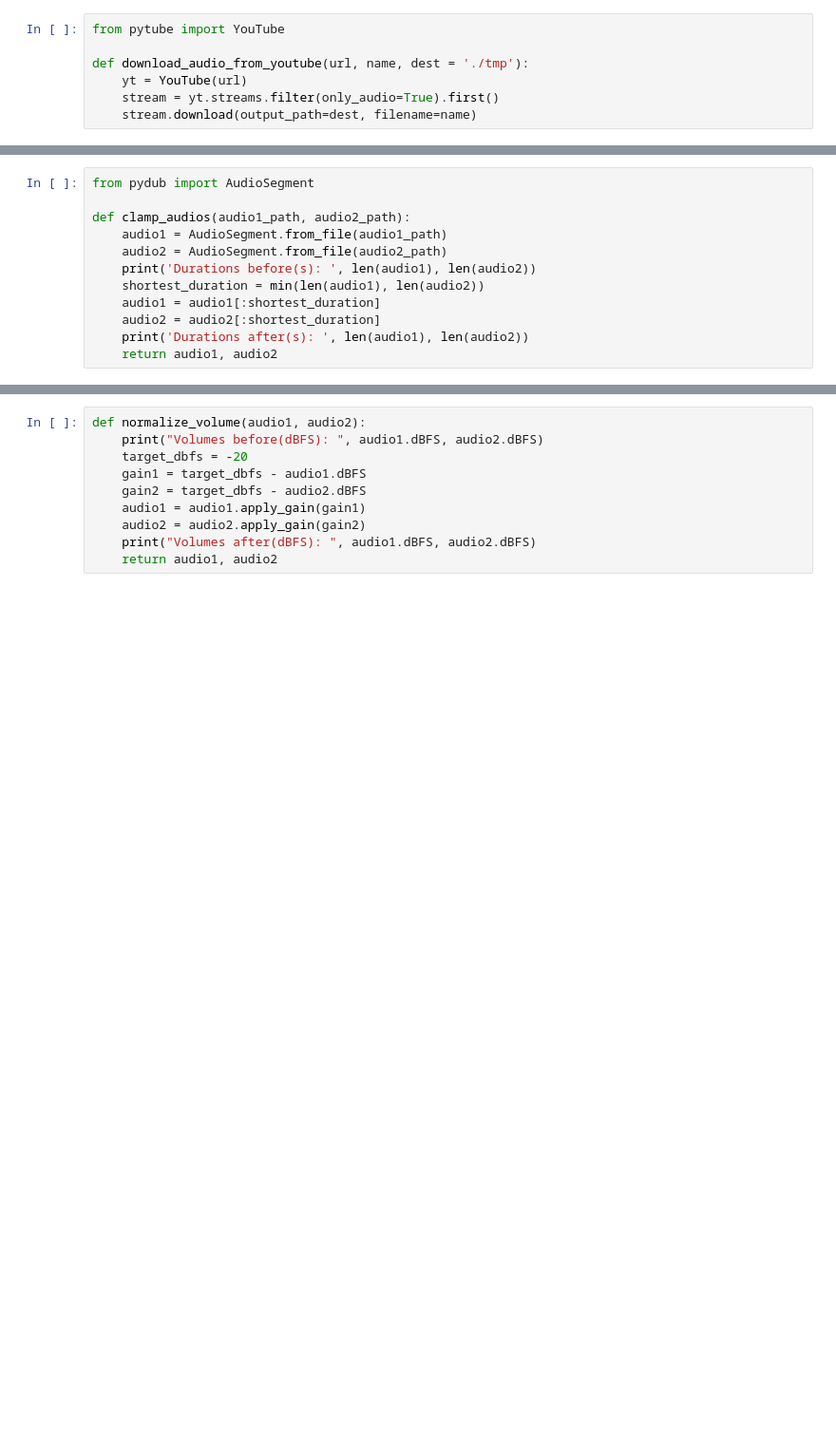
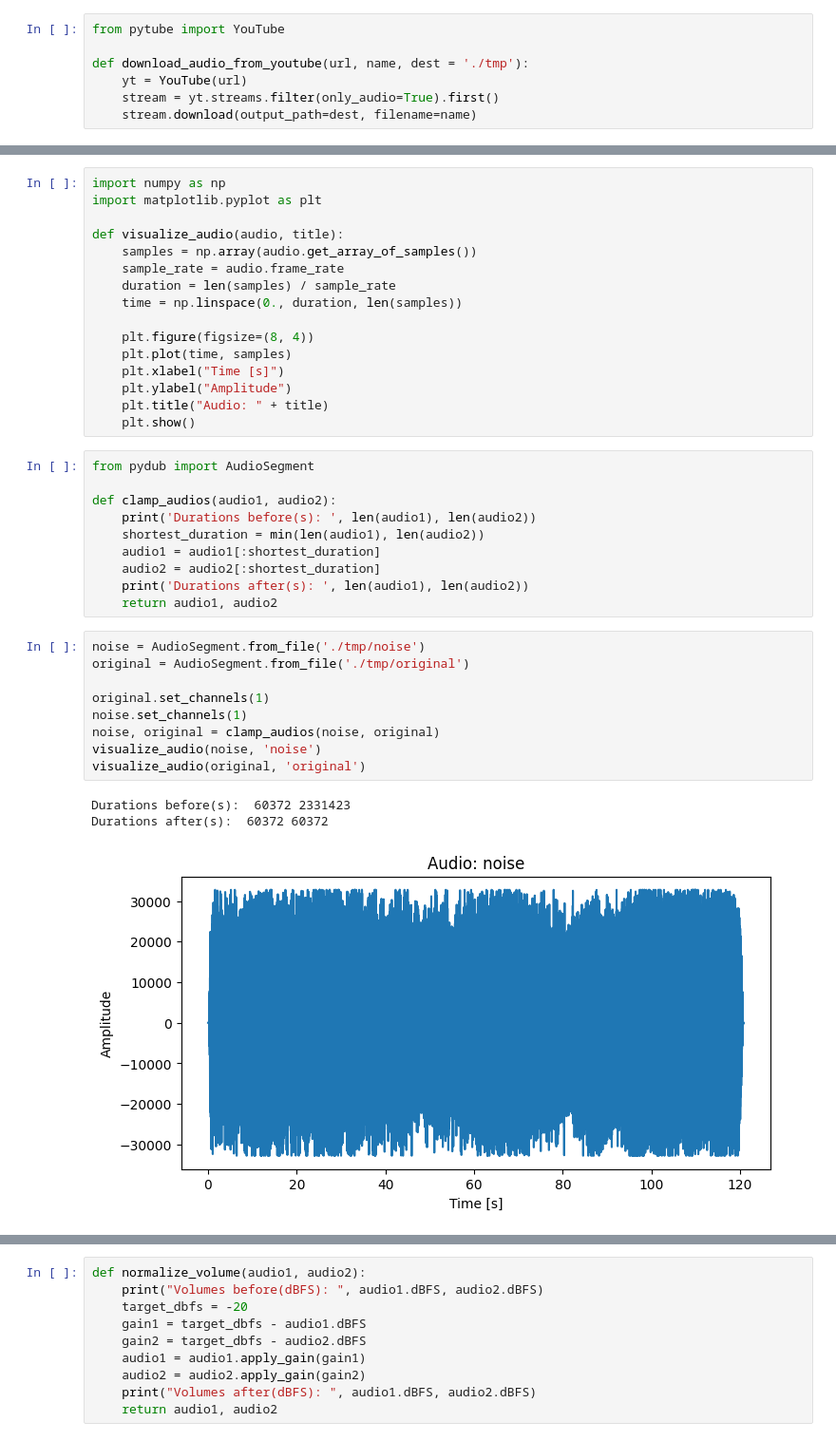
Before and after one commit to Raimo33/NoiseReduction, a Jupyter notebook: noise_reduction.ipynb, the cells around one changed output, grey strips where cells are left out. Shown at 95% size. Saved outputs shown, nothing was run; the diff lists cells and outputs as text; blank space fills up the shorter version.

Commit message:
Add data visualization

```diff
--- a/noise_reduction.ipynb
+++ b/noise_reduction.ipynb
@@ -23,12 +23,39 @@ download_audio_from_youtube(clean_video_url, "clean")
+# %%
+import numpy as np
+import matplotlib.pyplot as plt
+
+def visualize_audio(audio, title):
+	samples = np.array(audio.get_array_of_samples())
+	sample_rate = audio.frame_rate
+	duration = len(samples) / sample_rate
+	time = np.linspace(0., duration, len(samples))
+
+	plt.figure(figsize=(8, 4))
+	plt.plot(time, samples)
+	plt.xlabel("Time [s]")
+	plt.ylabel("Amplitude")
+	plt.title("Audio: " + title)
+	plt.show()
 # %%
 from pydub import AudioSegment
 
-def clamp_audios(audio1_path, audio2_path):
-	audio1 = AudioSegment.from_file(audio1_path)
-	audio2 = AudioSegment.from_file(audio2_path)
+def clamp_audios(audio1, audio2):
 	print('Durations before(s): ', len(audio1), len(audio2))
 	shortest_duration = min(len(audio1), len(audio2))
 	audio1 = audio1[:shortest_duration]
 	audio2 = audio2[:shortest_duration]
 	print('Durations after(s): ', len(audio1), len(audio2))
 	return audio1, audio2
+# %%
+noise = AudioSegment.from_file('./tmp/noise')
+original = AudioSegment.from_file('./tmp/original')
+
+original.set_channels(1)
+noise.set_channels(1)
+noise, original = clamp_audios(noise, original)
+visualize_audio(noise, 'noise')
+visualize_audio(original, 'original')
+# %% [output]
+Durations before(s):  60372 2331423
+Durations after(s):  60372 60372
+[figure, added]
```
Also changed, not shown: parts of 9 cells of this notebook.
